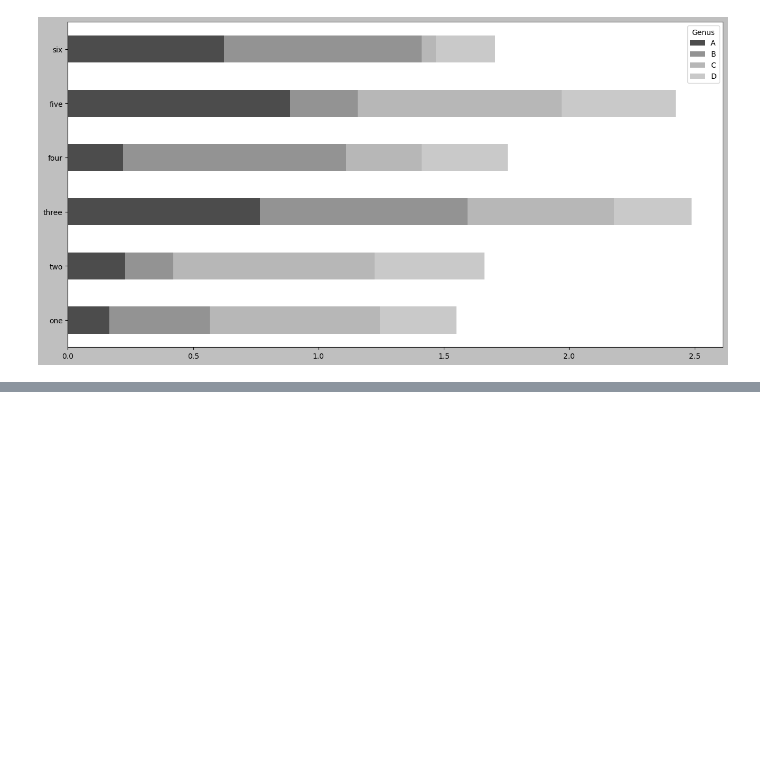
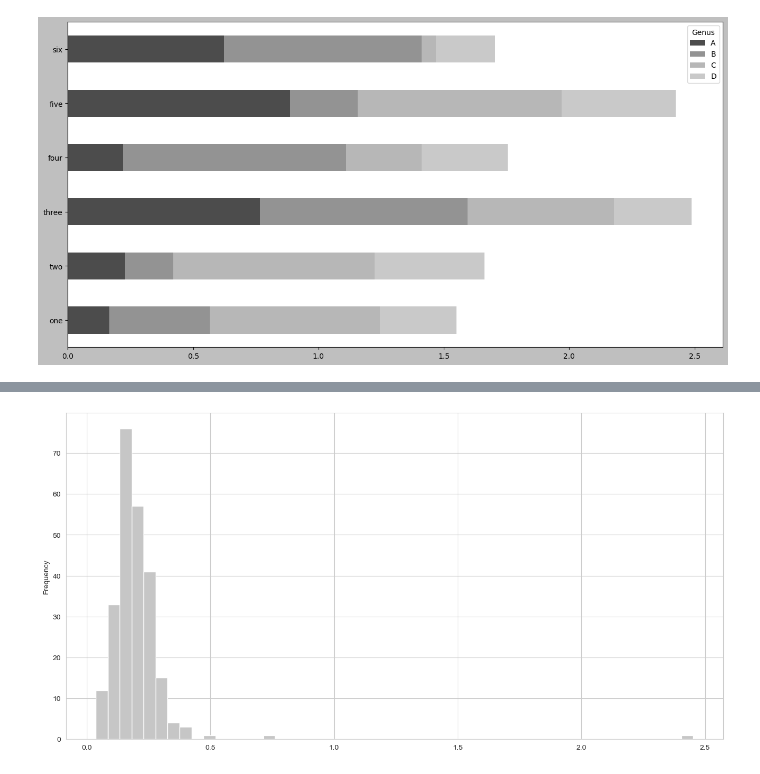
Before and after one commit to almanzanas/DataAnalystsJourney, a Jupyter notebook: python_data_analysis/basics/plotting_visualization.ipynb, the cells around one changed output, grey strips where cells are left out. Saved outputs shown, nothing was run; the diff lists cells and outputs as text; code cells hidden in the pictures; blank space fills up the shorter version.

```diff
--- a/python_data_analysis/basics/plotting_visualization.ipynb
+++ b/python_data_analysis/basics/plotting_visualization.ipynb
@@ -428,0 +539,4 @@ None
+# %%
+tips["tip_pct"].plot.hist(bins=50);
+# %% [output]
+[figure, added]
```
Also changed, not shown: parts of 27 cells of this notebook.
